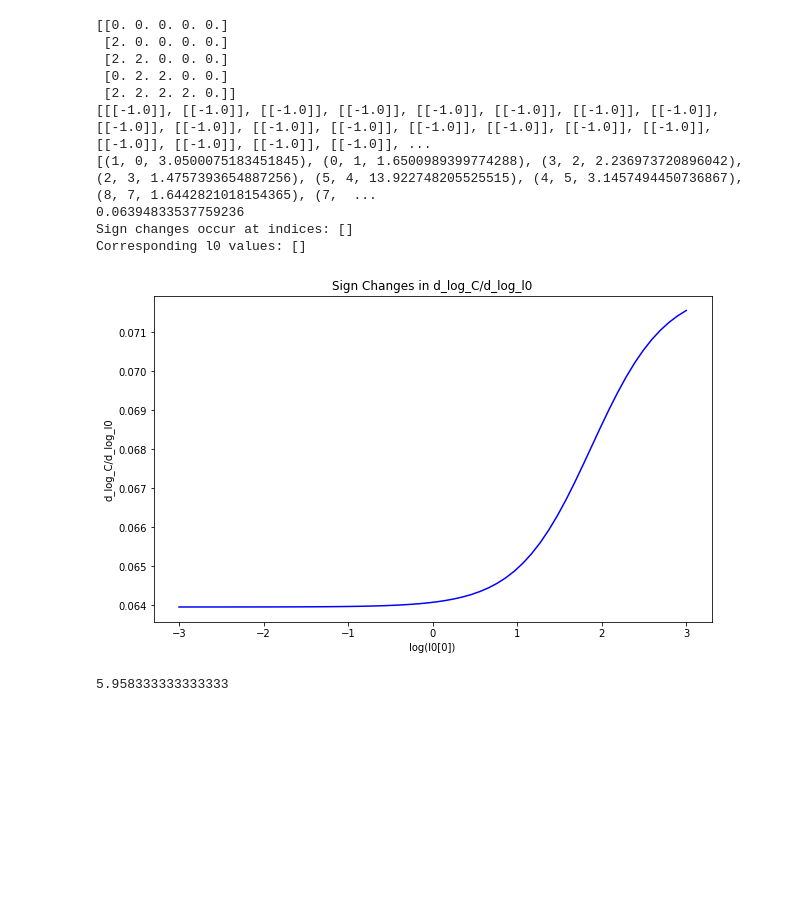
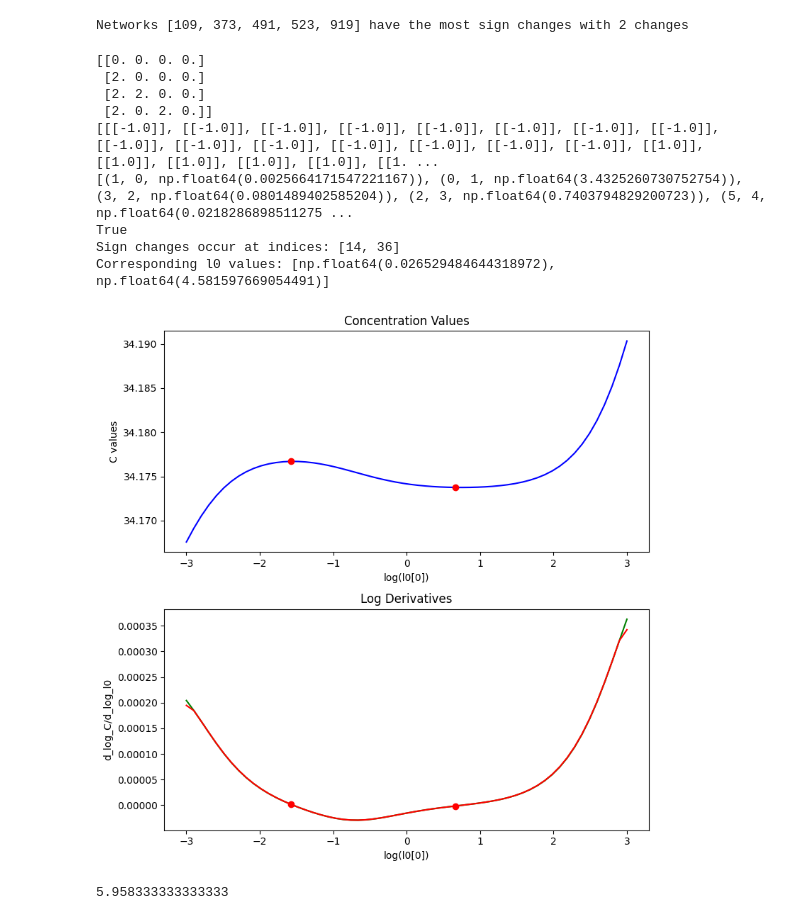
Before and after one commit to csfloyd/GlycanAnalysis, a Jupyter notebook: Python/run_scan_local.ipynb, the cells around one changed output. Cells and saved outputs as stored; diff of their text form; code cells hidden in the pictures; blank space fills up the shorter version.

```diff
--- a/Python/run_scan_local.ipynb
+++ b/Python/run_scan_local.ipynb
@@ -299,9 +384,16 @@ S3
+# %%
+# Find index of network with maximum number of sign changes
+max_sign_changes = max(num_sign_changes)
+max_sign_changes_indices = [i for i, x in enumerate(num_sign_changes) if x == max_sign_changes]
+print(f"Networks {max_sign_changes_indices} have the most sign changes with {max_sign_changes} changes")
+# %% [output]
+Networks [109, 373, 491, 523, 919] have the most sign changes with 2 changes
 # %%
 from scipy.interpolate import griddata
 import numpy as np
 import matplotlib.pyplot as plt
 
-network_index = 5
+network_index = 919
 
 interaction_matrix = data_logger.get_network_by_index(network_index)['interaction_matrix']
 sign_conditions = data_logger.get_network_by_index(network_index)['sign_conditions']
@@ -310,55 +402,69 @@ print(interaction_matrix)
 print(sign_conditions)
 print(rates)
 target_node_idx = species_names.index(target_node)
 
 C_full_list = data_logger.get_network_by_index(network_index)['C_full_list']
 l0_list = data_logger.get_network_by_index(network_index)['l0_list']
 
 # Extract coordinates and values and transform to log space
 l0_x = [np.log10(l0[0]) for l0 in l0_list]
 C_vals = [C_full[target_node_idx] for C_full in C_full_list]
-print(C_vals[0])
+
 
 # Get d_log_C values and find sign changes
 d_log_C_d_log_l0_list = convert_to_log(data_logger, network_index)
 d_vals = [d_log_C_d_log_l0_list[i][target_node_idx][0] for i in range(len(C_full_list))]
+d_vals_fd = calculate_finite_differences(np.log10(C_vals), l0_x, log_y=False, log_x=False)
+print(check_list_consistency(np.array(d_vals), d_vals_fd, threshold = 0.2, pad = 5))
+
 
 # Find indices where sign changes occur
 sign_change_indices = []
 for i in range(len(d_vals)-1):
     if d_vals[i] * d_vals[i+1] < 0:  # Sign change occurs
         sign_change_indices.append(i)
 
 print("Sign changes occur at indices:", sign_change_indices)
 print("Corresponding l0 values:", [l0_list[i][0] for i in sign_change_indices])
 
-# Create visualization
-fig = plt.figure(figsize=(10, 6))
-ax = fig.add_subplot(111)
+# Create visualization with two subplots
+fig, (ax1, ax2) = plt.subplots(2, 1, figsize=(8, 8))
 
-# Plot the original data points
-ax.plot(l0_x, C_vals, c='blue', label='Data points')
+# Plot C_vals in top subplot
+ax1.plot(l0_x, C_vals, c='blue', label='Data points')
 
-# Highlight sign change points
+# Highlight sign change points in top subplot
 for idx in sign_change_indices:
-    ax.plot(l0_x[idx], C_vals[idx], 'ro')
+    ax1.plot(l0_x[idx], C_vals[idx], 'ro')
 
-ax.set_xlabel('log(l0[0])')
-ax.set_ylabel('d_log_C/d_log_l0')
-ax.set_title('Sign Changes in d_log_C/d_log_l0')
+ax1.set_xlabel('log(l0[0])')
+ax1.set_ylabel('C values')
+ax1.set_title('Concentration Values')
+
+# Plot d_vals in bottom subplot
+ax2.plot(l0_x, np.array(d_vals), c='green', label='Derivatives')
+ax2.plot(l0_x, d_vals_fd, c='red', label='Finite difference')
+# Highlight sign change points in bottom subplot
+for idx in sign_change_indices:
+    ax2.plot(l0_x[idx], d_vals[idx], 'ro')
+
+ax2.set_xlabel('log(l0[0])')
+ax2.set_ylabel('d_log_C/d_log_l0')
+ax2.set_title('Log Derivatives')
+
+plt.tight_layout()
 plt.show()
 # %% [output]
-[[0. 0. 0. 0. 0.]
- [2. 0. 0. 0. 0.]
- [2. 2. 0. 0. 0.]
- [0. 2. 2. 0. 0.]
- [2. 2. 2. 2. 0.]]
-[[[-1.0]], [[-1.0]], [[-1.0]], [[-1.0]], [[-1.0]], [[-1.0]], [[-1.0]], [[-1.0]], [[-1.0]], [[-1.0]], [[-1.0]], [[-1.0]], [[-1.0]], [[-1.0]], [[-1.0]], [[-1.0]], [[-1.0]], [[-1.0]], [[-1.0]], [[-1.0]], ...
-[(1, 0, 3.0500075183451845), (0, 1, 1.6500989399774288), (3, 2, 2.236973720896042), (2, 3, 1.4757393654887256), (5, 4, 13.922748205525515), (4, 5, 3.1457494450736867), (8, 7, 1.6442821018154365), (7,  ...
-0.06394833537759236
-Sign changes occur at indices: []
-Corresponding l0 values: []
+[[0. 0. 0. 0.]
+ [2. 0. 0. 0.]
+ [2. 2. 0. 0.]
+ [2. 0. 2. 0.]]
+[[[-1.0]], [[-1.0]], [[-1.0]], [[-1.0]], [[-1.0]], [[-1.0]], [[-1.0]], [[-1.0]], [[-1.0]], [[-1.0]], [[-1.0]], [[-1.0]], [[-1.0]], [[-1.0]], [[-1.0]], [[1.0]], [[1.0]], [[1.0]], [[1.0]], [[1.0]], [[1. ...
+[(1, 0, np.float64(0.0025664171547221167)), (0, 1, np.float64(3.4325260730752754)), (3, 2, np.float64(0.0801489402585204)), (2, 3, np.float64(0.7403794829200723)), (5, 4, np.float64(0.0218286898511275 ...
+True
+Sign changes occur at indices: [14, 36]
+Corresponding l0 values: [np.float64(0.026529484644318972), np.float64(4.581597669054491)]
-[figure, old version]
+[figure, new version]
 # %%
 5000 * 1.43 * 60 /(20*3600)
 # %% [output]
```
Also changed, not shown: parts of 5 cells of this notebook, 12 other files.
